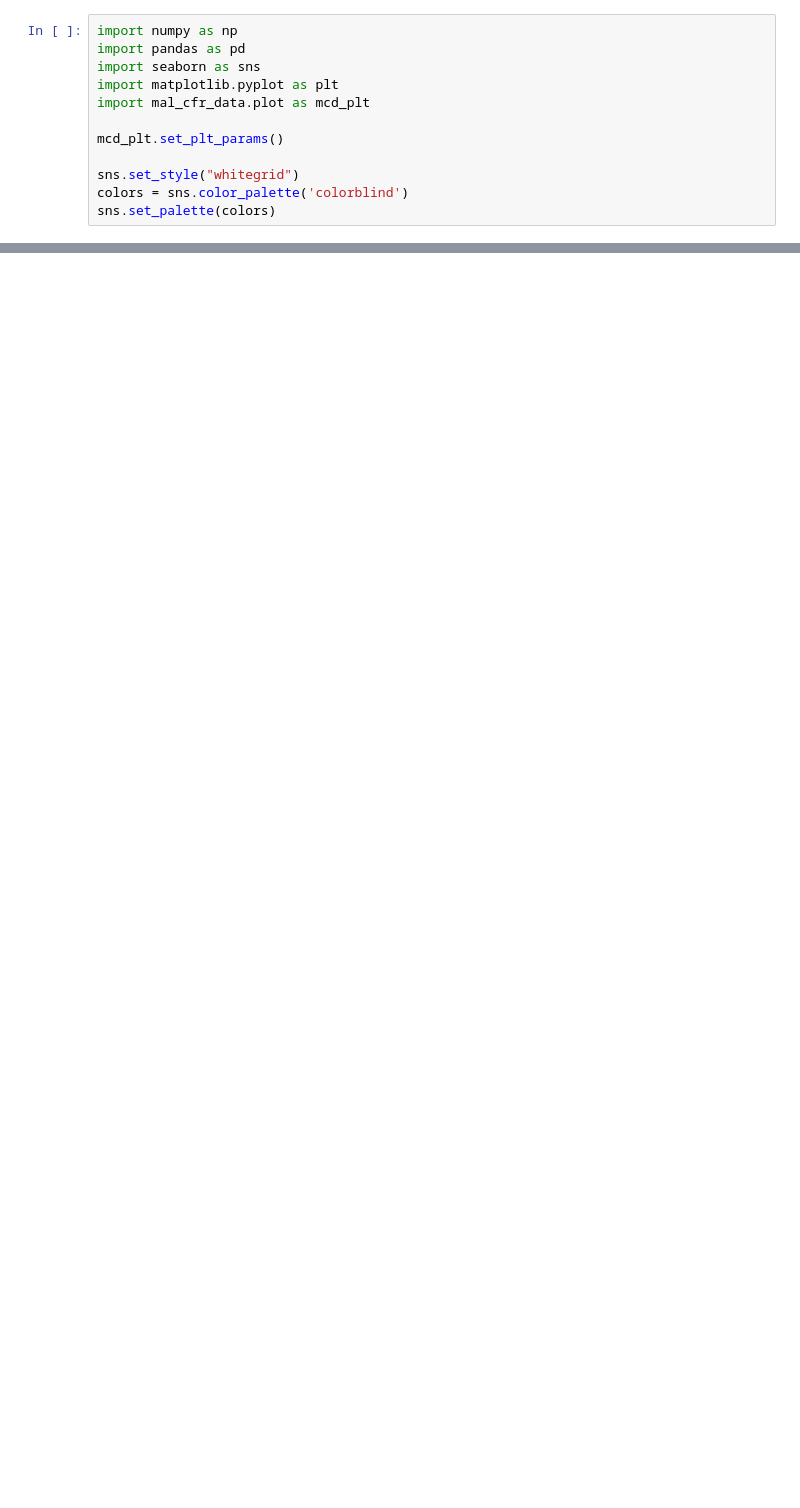
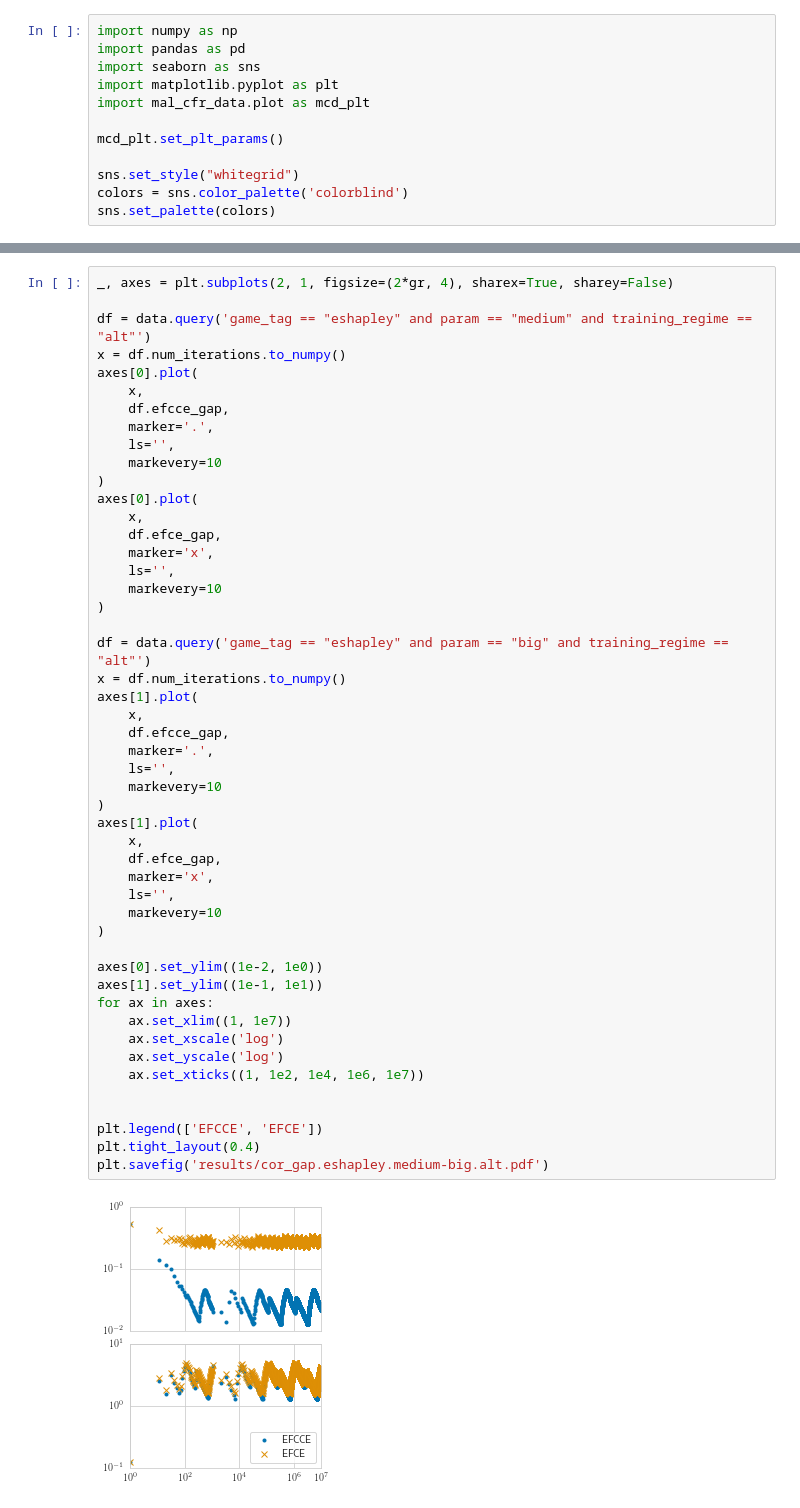
Before and after one commit to dmorrill10/hr_edl_experiments, a Jupyter notebook: cor_gap_data.ipynb, the cells around one changed output, grey strips where cells are left out. Saved outputs shown, nothing was run; the diff lists cells and outputs as text; blank space fills up the shorter version.

```diff
--- a/cor_gap_data.ipynb
+++ b/cor_gap_data.ipynb
@@ -103,0 +83,51 @@ plt.savefig('results/cor_gap.eshapley.big.alt.pdf')
+# %%
+_, axes = plt.subplots(2, 1, figsize=(2*gr, 4), sharex=True, sharey=False)
+
+df = data.query('game_tag == "eshapley" and param == "medium" and training_regime == "alt"')
+x = df.num_iterations.to_numpy()
+axes[0].plot(
+    x,
+    df.efcce_gap,
+    marker='.',
+    ls='',
+    markevery=10
+)
+axes[0].plot(
+    x,
+    df.efce_gap,
+    marker='x',
+    ls='',
+    markevery=10
+)
+
+df = data.query('game_tag == "eshapley" and param == "big" and training_regime == "alt"')
+x = df.num_iterations.to_numpy()
+axes[1].plot(
+    x,
+    df.efcce_gap,
+    marker='.',
+    ls='',
+    markevery=10
+)
+axes[1].plot(
+    x,
+    df.efce_gap,
+    marker='x',
+    ls='',
+    markevery=10
+)
+
+axes[0].set_ylim((1e-2, 1e0))
+axes[1].set_ylim((1e-1, 1e1))
+for ax in axes:
+    ax.set_xlim((1, 1e7))
+    ax.set_xscale('log')
+    ax.set_yscale('log')
+    ax.set_xticks((1, 1e2, 1e4, 1e6, 1e7))
+
+
+plt.legend(['EFCCE', 'EFCE'])
+plt.tight_layout(0.4)
+plt.savefig('results/cor_gap.eshapley.medium-big.alt.pdf')
+# %% [output]
+[figure, added]
```
Also changed, not shown: parts of 7 cells of this notebook.
